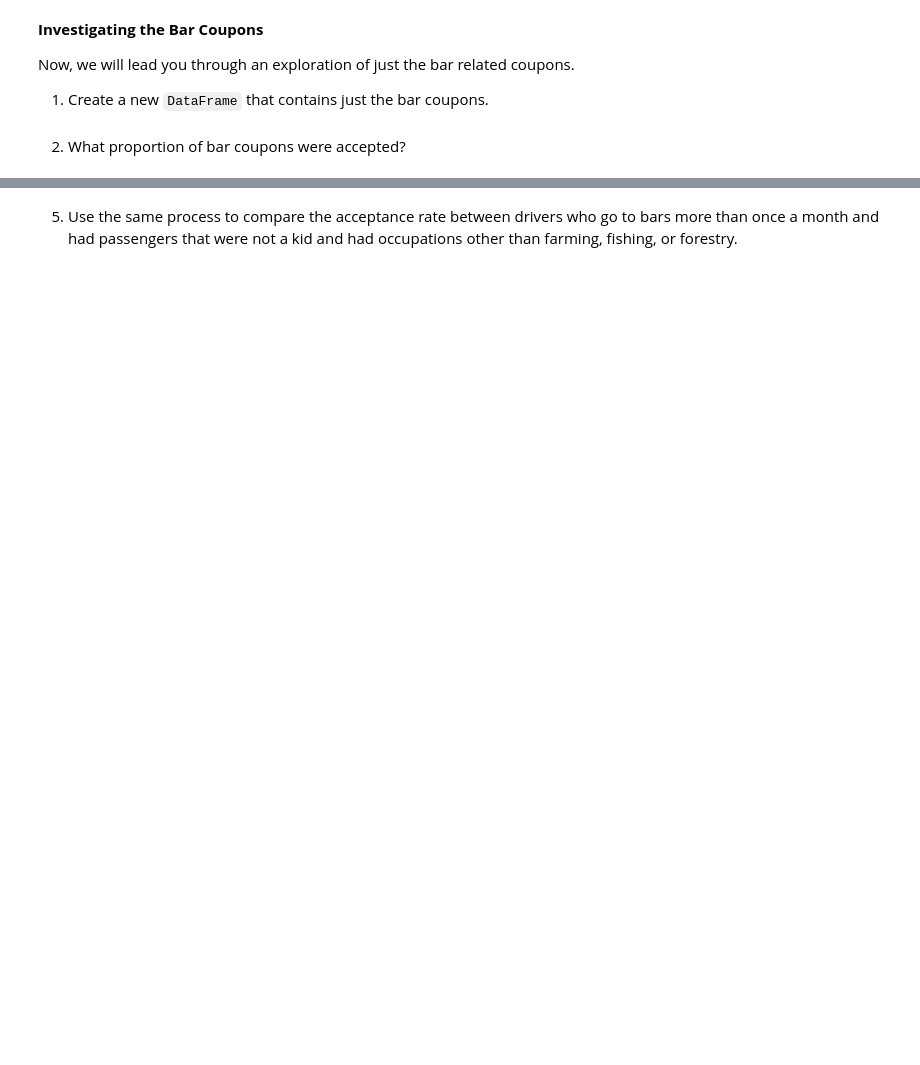
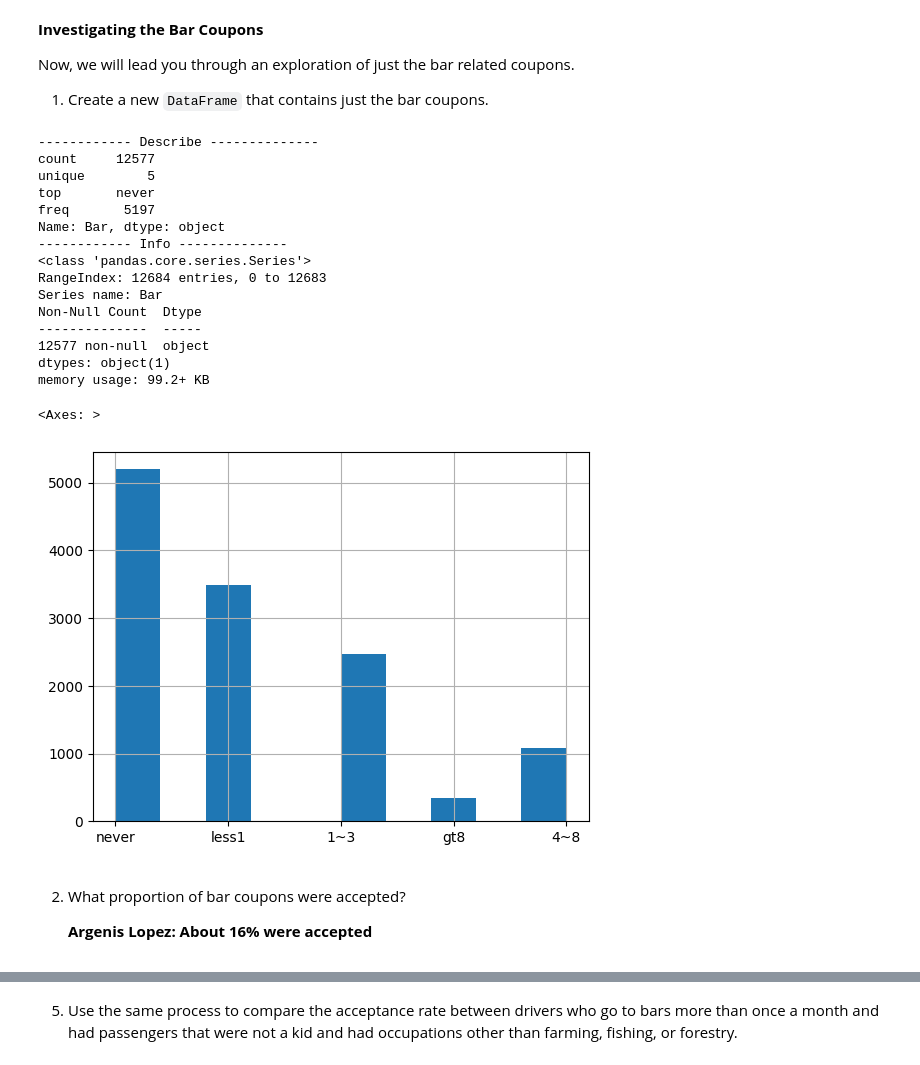
Before and after one commit to gitgubbenito/Application-1---Coupones, a Jupyter notebook: prompt.ipynb, the cells around one changed output, grey strips where cells are left out. Cells and saved outputs as stored; diff of their text form; code cells hidden in the pictures; blank space fills up the shorter version.

```diff
--- a/prompt.ipynb
+++ b/prompt.ipynb
@@ -94,5 +209,39 @@ data.head()
 Now, we will lead you through an exploration of just the bar related coupons.
 
 1. Create a new `DataFrame` that contains just the bar coupons.
+# %%
+new_dataframe = data['Bar']
+print("------------ Describe --------------")
+print(new_dataframe.describe())
+print("------------ Info --------------")
+new_dataframe.info()
+new_dataframe.hist()
+
+
+
+#-----------------------
+#new_dataframe.info()
+#new_dataframe.head()
+#new_dataframe.hist()
+# %% [output]
+------------ Describe --------------
+count     12577
+unique        5
+top       never
+freq       5197
+Name: Bar, dtype: object
+------------ Info --------------
+<class 'pandas.core.series.Series'>
+RangeIndex: 12684 entries, 0 to 12683
+Series name: Bar
+Non-Null Count  Dtype
+--------------  -----
+12577 non-null  object
+dtypes: object(1)
+memory usage: 99.2+ KB
+<Axes: >
+[figure, added]
 # %% [markdown]
 2. What proportion of bar coupons were accepted?
+
+    **Argenis Lopez: About 16% were accepted**
```
Also changed, not shown: parts of 22 cells of this notebook.
